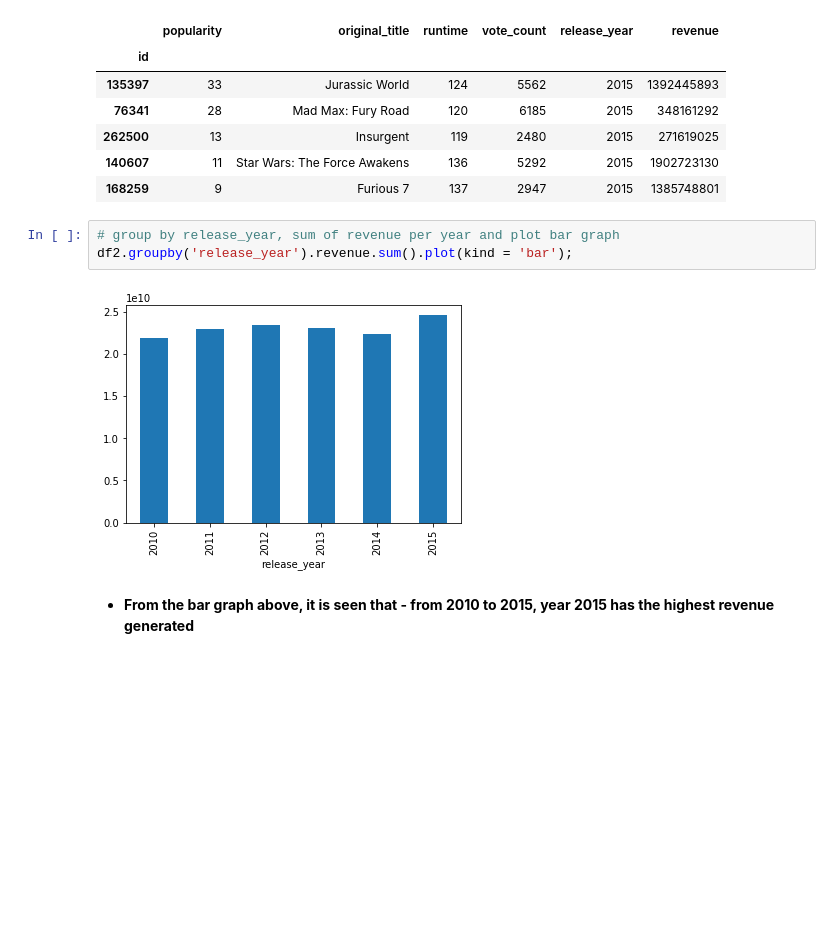
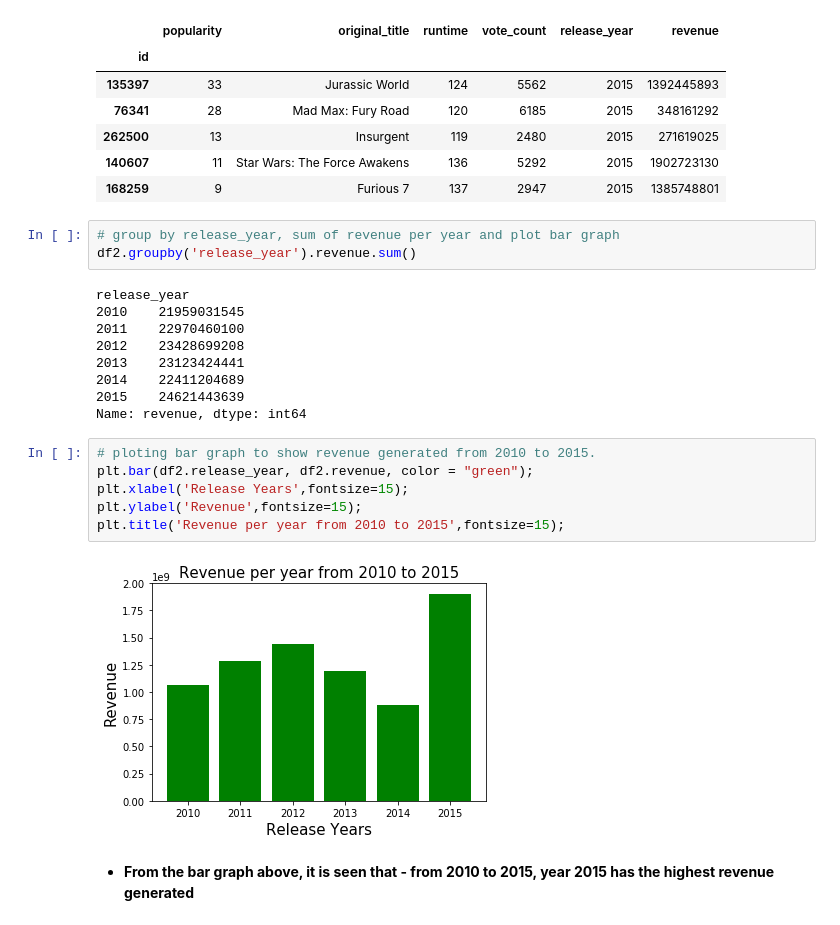
Before and after one commit to Chikadibia-E/Udacity-AlxT-Project-1, a Jupyter notebook: Investigate_a_Dataset.ipynb, the cells around one changed output. Cells and saved outputs as stored; diff of their text form; blank space fills up the shorter version.

```diff
--- a/Investigate_a_Dataset.ipynb
+++ b/Investigate_a_Dataset.ipynb
@@ -363,7 +363,22 @@ df2.head()
 | 168259 | 9 | Furious 7 | 137 | 2947 | 2015 | 1385748801 |
 # %%
 # group by release_year, sum of revenue per year and plot bar graph
-df2.groupby('release_year').revenue.sum().plot(kind = 'bar');
+df2.groupby('release_year').revenue.sum()
 # %% [output]
-[figure, removed]
+release_year
+2010    21959031545
+2011    22970460100
+2012    23428699208
+2013    23123424441
+2014    22411204689
+2015    24621443639
+Name: revenue, dtype: int64
+# %%
+# ploting bar graph to show revenue generated from 2010 to 2015.
+plt.bar(df2.release_year, df2.revenue, color = "green");
+plt.xlabel('Release Years',fontsize=15);
+plt.ylabel('Revenue',fontsize=15);
+plt.title('Revenue per year from 2010 to 2015',fontsize=15);
+# %% [output]
+[figure, added]
 # %% [markdown]
```
Also changed, not shown: parts of 12 cells of this notebook.
